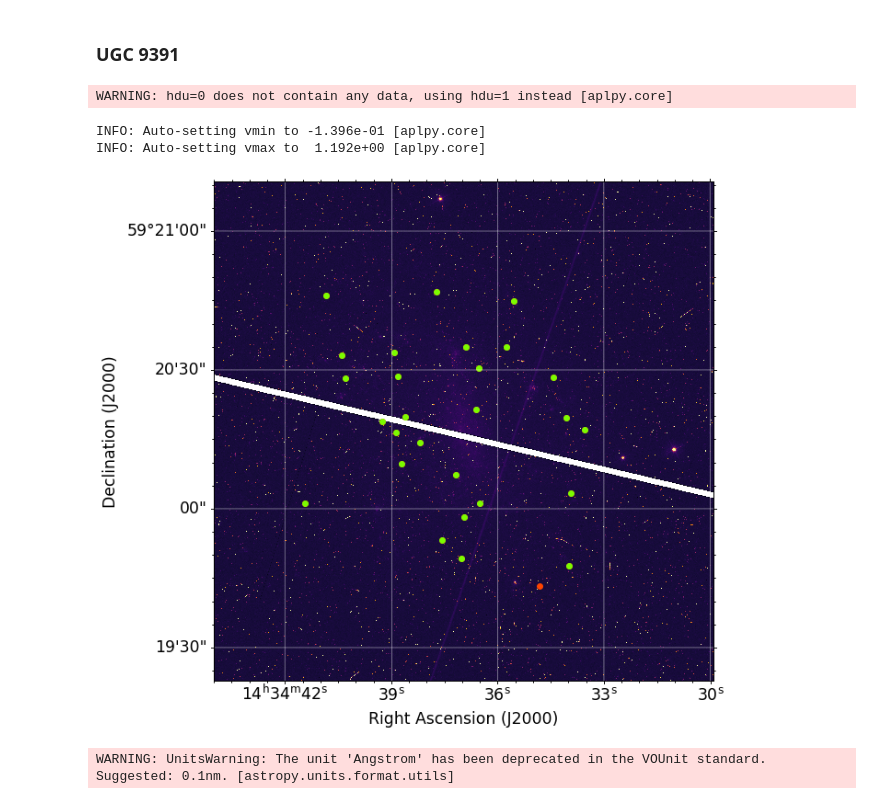
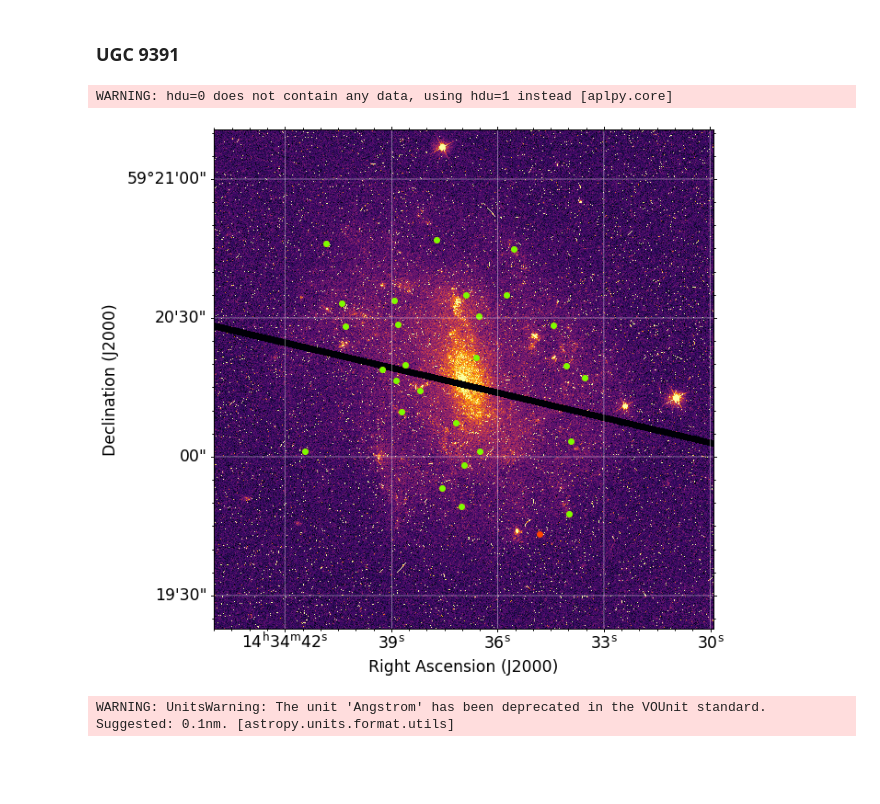
Before and after one commit to saraemete/TFM-Cepheids, a Jupyter notebook: galaxies_graphics.ipynb, the cells around one changed output. Saved outputs shown, nothing was run; the diff lists cells and outputs as text; code cells hidden in the pictures; blank space fills up the shorter version.

```diff
--- a/galaxies_graphics.ipynb
+++ b/galaxies_graphics.ipynb
@@ -528,38 +530,36 @@ INFO: Auto-setting vmax to  1.188e+00 [aplpy.core]
 
 os.chdir(path+'\\UGC09391')
 os.getcwd()
 
-gc = aplpy.FITSFigure('ic1360uzq_drz.fits', north=True, figsize=(10,10))
-gc.show_colorscale(cmap='inferno')
+gc = aplpy.FITSFigure('hst_12880_59_wfc3_uvis_f555w_sci.fits', north=True, figsize=(10,10))
+gc.show_colorscale(cmap='inferno', vmin=-1e-3, vmax=1e-01)
 gc.add_grid()
 gc.grid.set_alpha(0.5)
 gc.ticks.set_minor_frequency(6)
 
 # Cambiar ejes
 gc.axis_labels.set_xtext('Right Ascension (J2000)')
 gc.axis_labels.set_ytext('Declination (J2000)')
 gc.axis_labels.set_font(size='xx-large')
 gc.tick_labels.set_font(size='xx-large')
 
 ## Leer y dibujar posiciones cefeidas
 datos = pd.read_table(path+'\\riess2016.txt', delim_whitespace=False, sep=',')
 ra = datos['RA'][datos['GALAXY']=='U9391']
 dec = datos['DEC'][datos['GALAXY']=='U9391']
 gc.show_markers(ra, dec, edgecolor = 'orangered', facecolor='orangered',marker='o', s=35, alpha=1)
 
 ra, dec = np.loadtxt('cefeidasU09391.txt', unpack=True)
 gc.show_markers(ra, dec, edgecolor='lawngreen', facecolor='lawngreen',marker='o', s=35, alpha=1)
 
 # Zoom
 gc.recenter(218.654,59.338, width=0.03, height=0.03)
 
 ## Guardar imagen
 #gc.save('cefeidasU09391.png')
 # %% [output]
 WARNING: hdu=0 does not contain any data, using hdu=1 instead [aplpy.core]
-INFO: Auto-setting vmin to -1.396e-01 [aplpy.core]
-INFO: Auto-setting vmax to  1.192e+00 [aplpy.core]
-[figure, old version]
+[figure, new version]
 # %%
 ## Abrir y mostrar archivo fits
 
```
Also changed, not shown: parts of 2 cells of this notebook, 4 other files.
